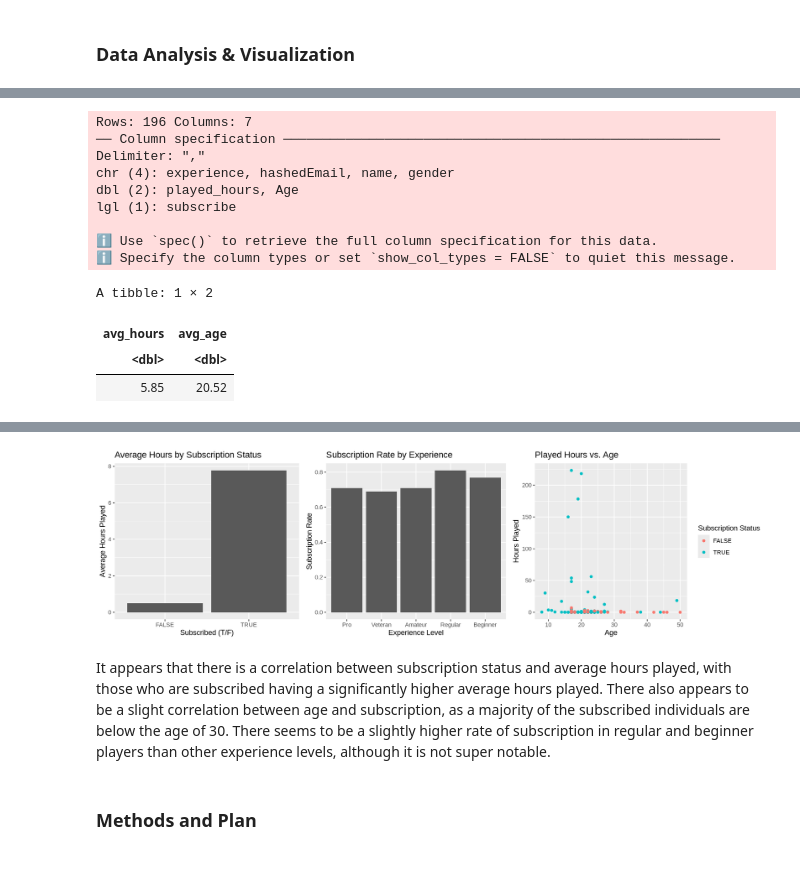
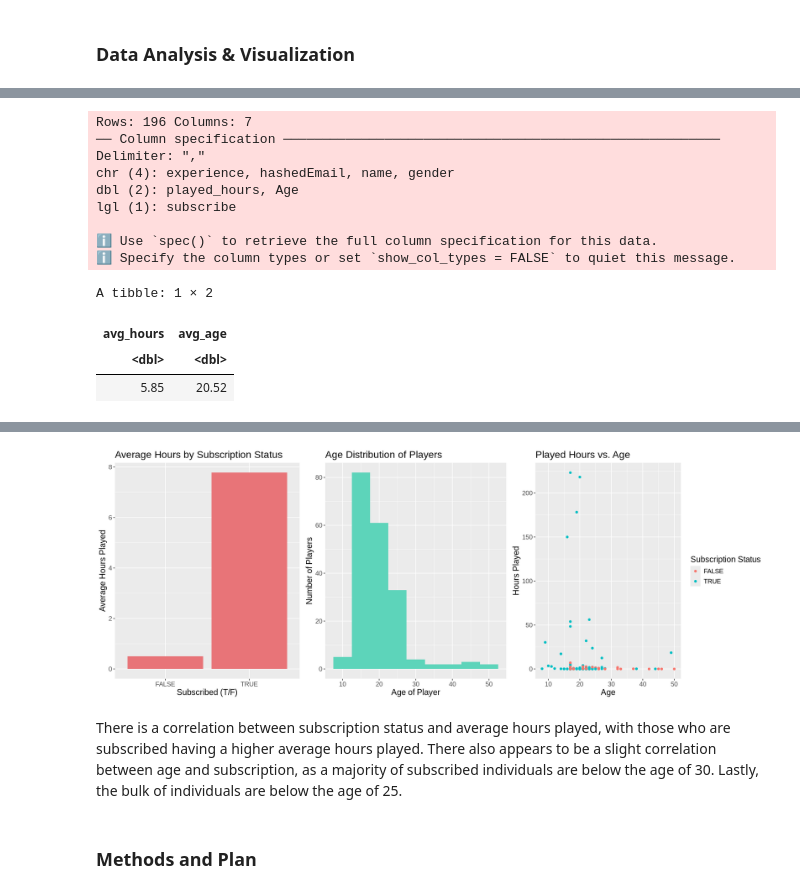
Before and after one commit to justin-pilson/project_plan, a Jupyter notebook: project_planning_individual.ipynb, the cells around one changed output, grey strips where cells are left out. Saved outputs shown, nothing was run; the diff lists cells and outputs as text; code cells hidden in the pictures; blank space fills up the shorter version.

```diff
--- a/project_planning_individual.ipynb
+++ b/project_planning_individual.ipynb
@@ -64,5 +45,7 @@ The following object is masked from ‘package:dplyr’:
 # %%
-players <- read_csv('players.csv') |>
+url <- 'https://raw.githubusercontent.com/justin-pilson/project_plan_individual/refs/heads/main/players.csv'
+
+players <- read_csv(url) |>
     clean_names() |>
     mutate(experience = as_factor(experience)) |>
     mutate(age = as.integer(age))
@@ -84,29 +67,17 @@ avg_hours_plot <- players |>
     summarize(avg_hours = mean(played_hours)) |>
     mutate(subscribe = as_factor(subscribe)) |>
     ggplot(aes(x = subscribe, y = avg_hours)) +
-        geom_bar(stat = "identity") +
+        geom_bar(stat = "identity", fill = '#e87478') +
         labs(title = 'Average Hours by Subscription Status',
              x = 'Subscribed (T/F)',
-             y = 'Average Hours Played')
+             y = 'Average Hours Played') +
+        theme(text = element_text(size = 14))
 
-total_experience <- players |>
-    group_by(experience) |>
-    summarize(count = n()) |>
-    select(count)
-
-subscribed_experience <- players |>
-    group_by(experience, subscribe) |>
-    summarize(subscription = n()) |>
-    filter(subscribe == "TRUE") |>
-    bind_cols(total_experience) |>
-    mutate(subscription_rate = round(subscription/count, 2))
-
-sub_rate_by_experience_plot <- subscribed_experience |>
-    ggplot(aes(x = experience, y = subscription_rate)) +
-        geom_bar(stat = 'identity') +
-        labs(x = 'Experience Level',
-             y = 'Subscription Rate',
-             title = 'Subscription Rate by Experience')
+age_histogram <- players |>
+    ggplot(aes(x = age)) +
+    geom_histogram(binwidth = 5, fill = '#5dd4ba') +
+    labs(x = 'Age of Player', y = 'Number of Players', title = 'Age Distribution of Players') +
+    theme(text = element_text(size = 14))
 
 age_vs_hours_plot <- players |>
     ggplot(aes(x = age, y = played_hours, colour = subscribe)) +
@@ -114,10 +85,11 @@ age_vs_hours_plot <- players |>
         labs(x = 'Age',
              y = 'Hours Played',
              colour = 'Subscription Status',
-             title = 'Played Hours vs. Age')
+             title = 'Played Hours vs. Age') +
+             theme(text = element_text(size = 14))
 
 grid.arrange(avg_hours_plot,
-             sub_rate_by_experience_plot,
+             age_histogram,
              age_vs_hours_plot,
              ncol = 3, widths = c(4, 4, 5))
 # %% [output]
@@ -139,9 +111,9 @@ A tibble: 1 × 2
 Warning message:
 “Removed 2 rows containing missing values or values outside the scale range
 (`geom_point()`).”
-[figure, old version]
+[figure, new version]
 # %% [markdown]
-It appears that there is a correlation between subscription status and average hours played, with those who are subscribed having a significantly higher average hours played. There also appears to be a slight correlation between age and subscription, as a majority of the subscribed individuals are below the age of 30. There seems to be a slightly higher rate of subscription in regular and beginner players than other experience levels, although it is not super notable.
+There is a correlation between subscription status and average hours played, with those who are subscribed having a higher average hours played. There also appears to be a slight correlation between age and subscription, as a majority of subscribed individuals are below the age of 30. Lastly, the bulk of individuals are below the age of 25.
 # %% [markdown]
 ### Methods and Plan ###
 # %% [markdown]
```
Also changed, not shown: parts of 9 cells of this notebook.
